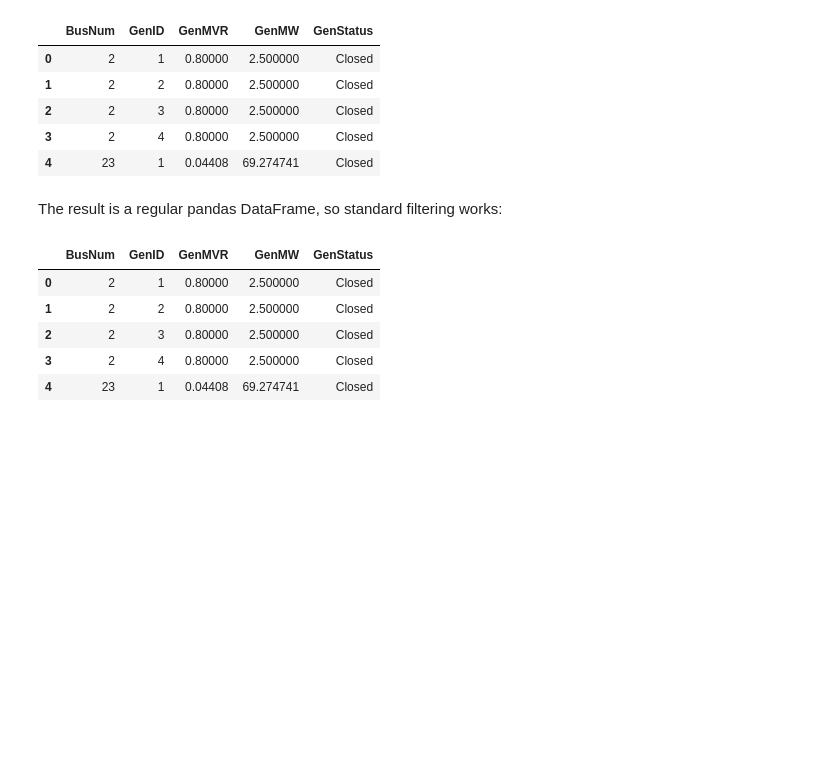
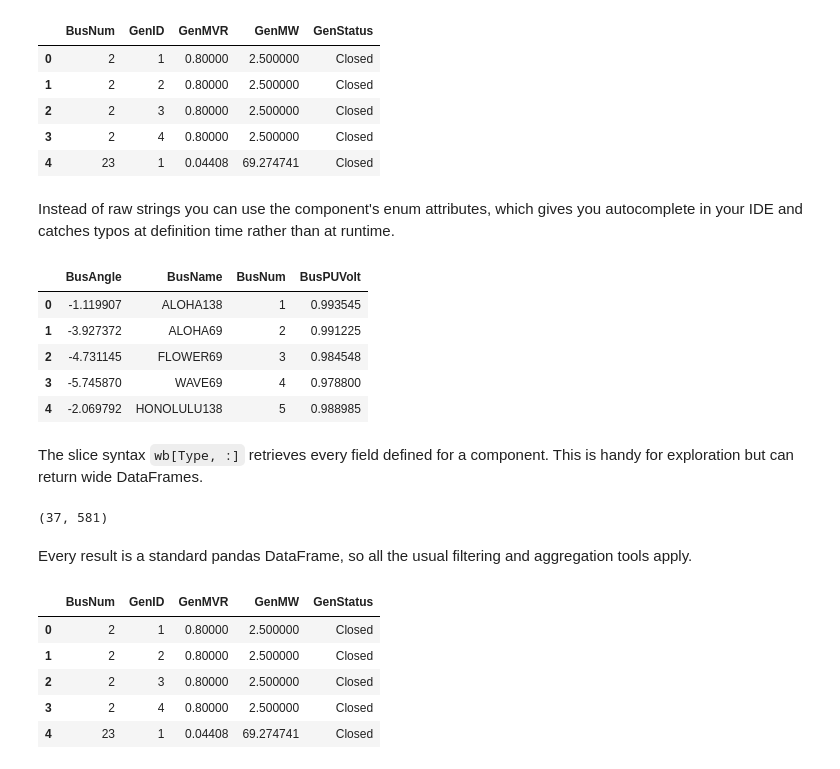
Before and after one commit to lukelowry/ESApp, a Jupyter notebook: docs/examples/getting_started/01_getting_started.ipynb, the cells around one changed output. Saved outputs shown, nothing was run; the diff lists cells and outputs as text; code cells hidden in the pictures; blank space fills up the shorter version.

```diff
--- a/docs/examples/getting_started/01_getting_started.ipynb
+++ b/docs/examples/getting_started/01_getting_started.ipynb
@@ -52,7 +82,30 @@ wb[Gen, ["GenMW", "GenMVR", "GenStatus"]].head()
 | 2 | 2 | 3 | 0.80000 | 2.500000 | Closed |
 | 3 | 2 | 4 | 0.80000 | 2.500000 | Closed |
 | 4 | 23 | 1 | 0.04408 | 69.274741 | Closed |
-# %% [markdown]
-The result is a regular pandas DataFrame, so standard filtering works:
+# %% [markdown]
+Instead of raw strings you can use the component's enum attributes,
+which gives you autocomplete in your IDE and catches typos at
+definition time rather than at runtime.
+# %%
+wb[Bus, [Bus.BusName, Bus.BusPUVolt, Bus.BusAngle]].head()
+# %% [output]
+|  | BusAngle | BusName | BusNum | BusPUVolt |
+| 0 | -1.119907 | ALOHA138 | 1 | 0.993545 |
+| 1 | -3.927372 | ALOHA69 | 2 | 0.991225 |
+| 2 | -4.731145 | FLOWER69 | 3 | 0.984548 |
+| 3 | -5.745870 | WAVE69 | 4 | 0.978800 |
+| 4 | -2.069792 | HONOLULU138 | 5 | 0.988985 |
+# %% [markdown]
+The slice syntax `wb[Type, :]` retrieves every field defined for a
+component. This is handy for exploration but can return wide
+DataFrames.
+# %%
+buses = wb[Bus, :]
+buses.shape
+# %% [output]
+(37, 581)
+# %% [markdown]
+Every result is a standard pandas DataFrame, so all the usual
+filtering and aggregation tools apply.
 # %%
 gens = wb[Gen, ["GenMW", "GenMVR", "GenStatus"]]
```
Also changed, not shown: parts of 33 cells of this notebook, 35 other files.
